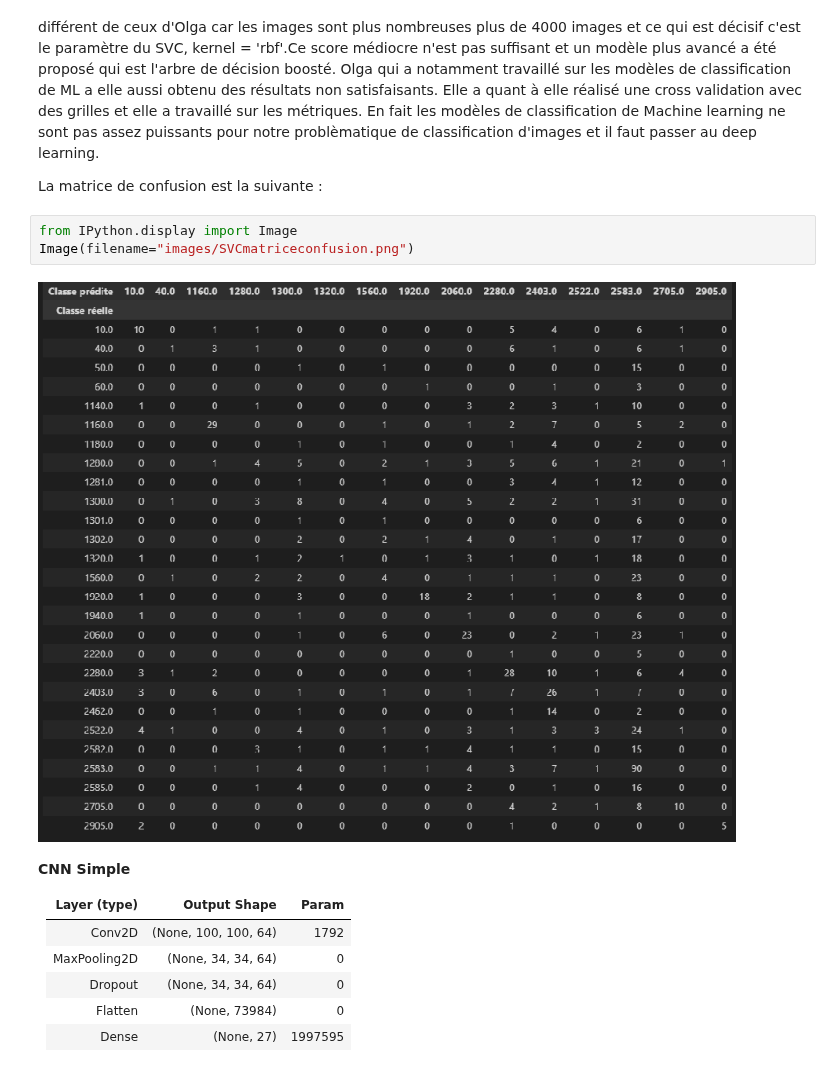
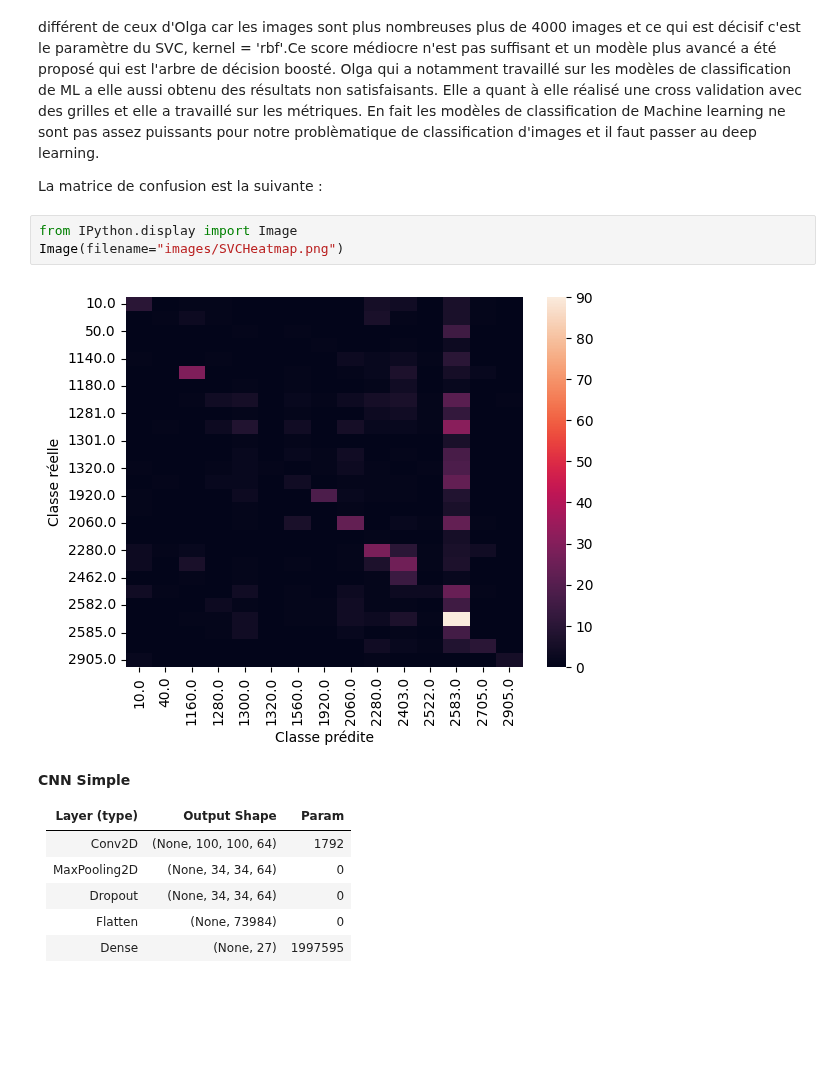
Before and after one commit to data-modelisation/rakuten, a Jupyter notebook: notebooks/exploratory_modelisation.ipynb, the cells around one changed output. Saved outputs shown, nothing was run; the diff lists cells and outputs as text; blank space fills up the shorter version.

Commit message:
heatmap

```diff
--- a/notebooks/exploratory_modelisation.ipynb
+++ b/notebooks/exploratory_modelisation.ipynb
@@ -124,9 +124,9 @@ La modélisation des images s'est opérée avec SVC  (avec une réduction de dim
 La matrice de confusion est la suivante :
 # %%
 from IPython.display import Image
-Image(filename="images/SVCmatriceconfusion.png")
+Image(filename="images/SVCHeatmap.png")
 # %% [output]
-[figure, old version]
+[figure, new version]
 # %% [markdown]
 **CNN Simple**
 
```
